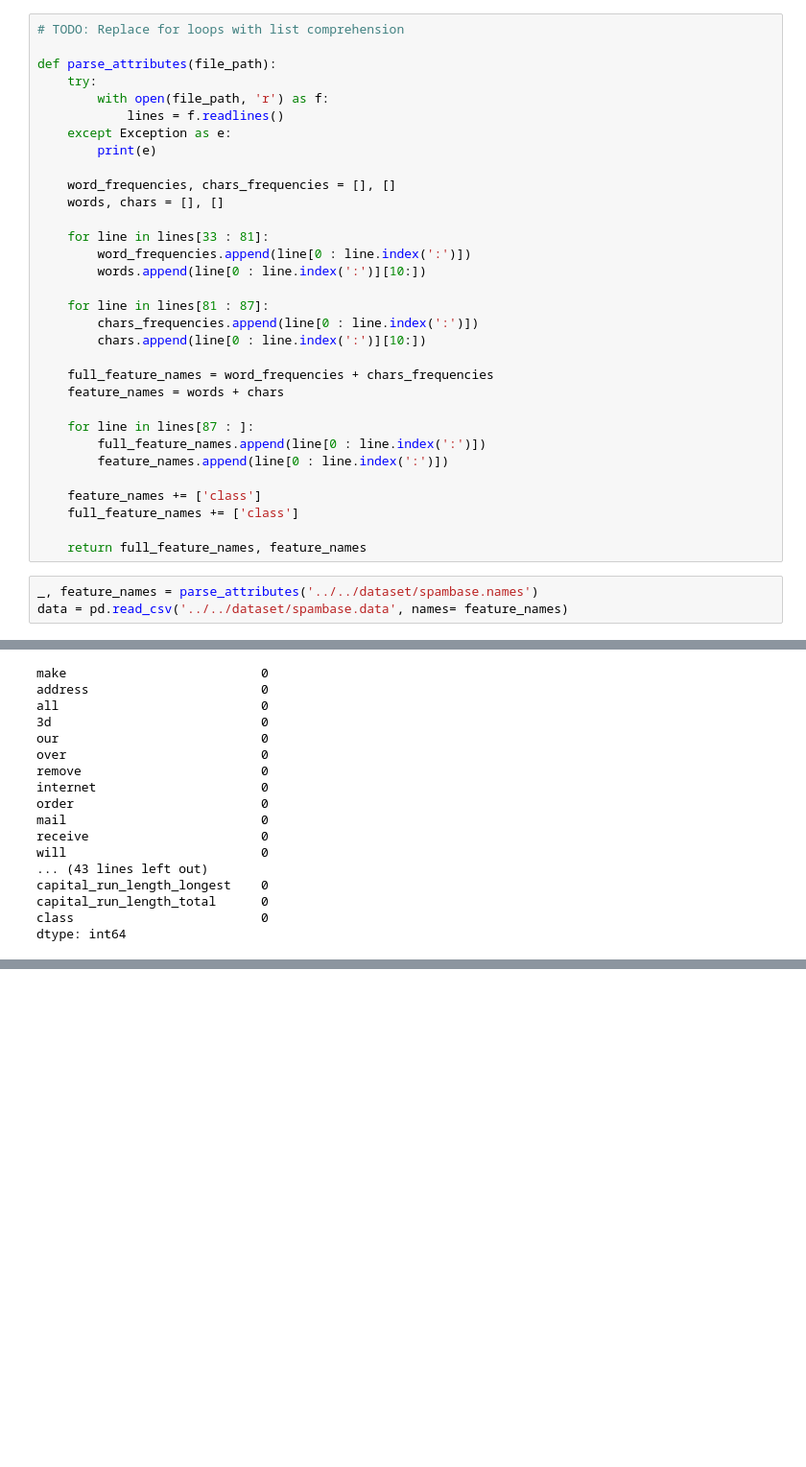
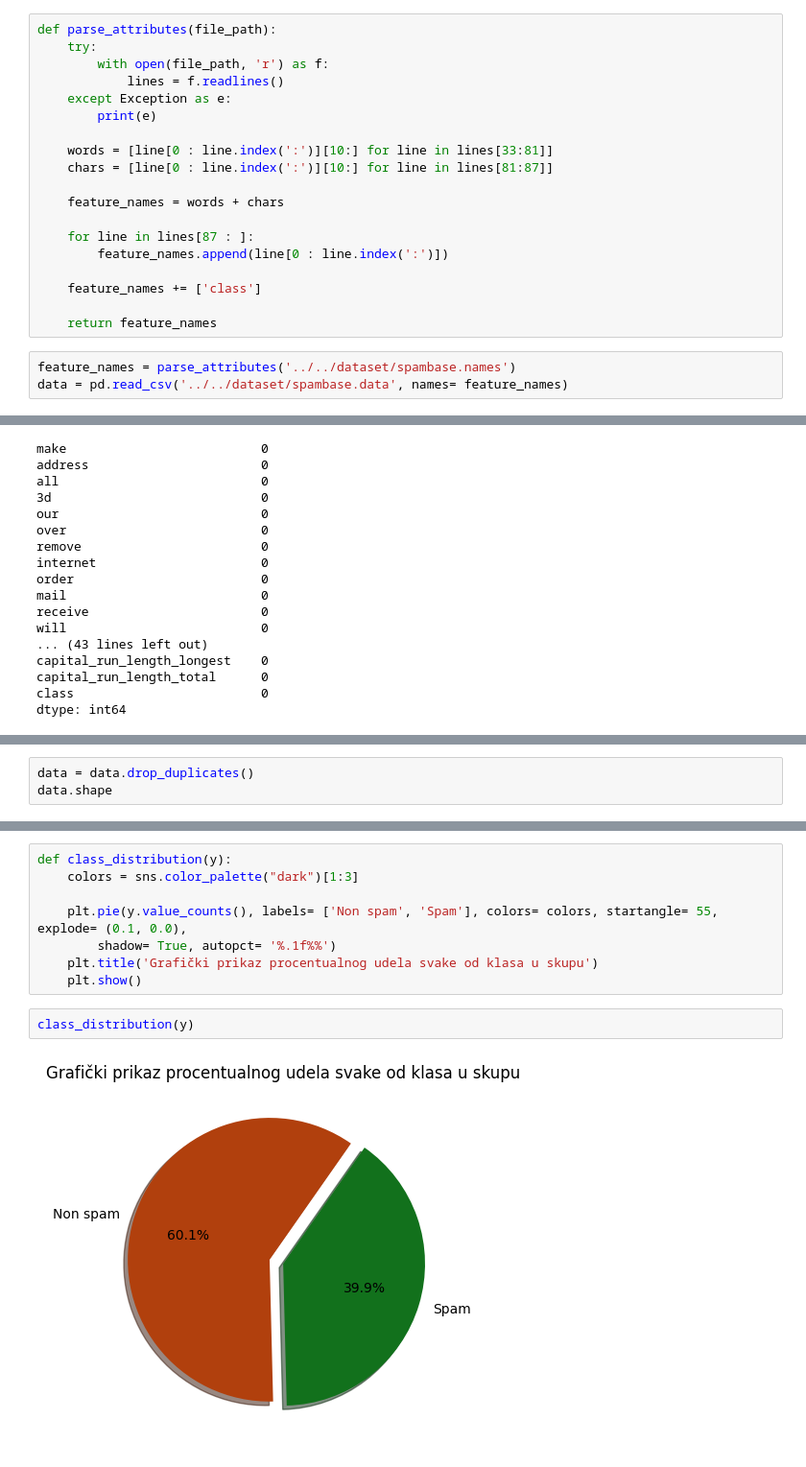
Before and after one commit to MATF-istrazivanje-podataka-1/2023_Data_Mining_Spam_emails_Dataset, a Jupyter notebook: models/classification/decision_trees.ipynb, the cells around one changed output, grey strips where cells are left out. Shown at 96% size. Saved outputs shown, nothing was run; the diff lists cells and outputs as text; blank space fills up the shorter version.

```diff
--- a/models/classification/decision_trees.ipynb
+++ b/models/classification/decision_trees.ipynb
@@ -18,8 +31,6 @@ S obzirom da je skup podataka <i>Spam emails</i> namenjen upravo za detekciju da
 # %% [markdown]
 ### Učitavanje i preprocesiranje podataka
 # %%
-# TODO: Replace for loops with list comprehension
-
 def parse_attributes(file_path):
     try:
         with open(file_path, 'r') as f:
@@ -27,30 +38,19 @@ def parse_attributes(file_path):
     except Exception as e:
         print(e)
 
-    word_frequencies, chars_frequencies = [], []
-    words, chars = [], []
+    words = [line[0 : line.index(':')][10:] for line in lines[33:81]]
+    chars = [line[0 : line.index(':')][10:] for line in lines[81:87]]
 
-    for line in lines[33 : 81]:
-        word_frequencies.append(line[0 : line.index(':')])
-        words.append(line[0 : line.index(':')][10:])
-
-    for line in lines[81 : 87]:
-        chars_frequencies.append(line[0 : line.index(':')])
-        chars.append(line[0 : line.index(':')][10:])
-
-    full_feature_names = word_frequencies + chars_frequencies
     feature_names = words + chars
 
     for line in lines[87 : ]:
-        full_feature_names.append(line[0 : line.index(':')])
         feature_names.append(line[0 : line.index(':')])
 
     feature_names += ['class']
-    full_feature_names += ['class']
 
-    return full_feature_names, feature_names
+    return feature_names
 # %%
-_, feature_names = parse_attributes('../../dataset/spambase.names')
+feature_names = parse_attributes('../../dataset/spambase.names')
 data = pd.read_csv('../../dataset/spambase.data', names= feature_names)
 # %%
 data.head()
@@ -362,0 +135,3 @@ snd_estimator = GridSearchCV(DecisionTreeClassifier(), param_grid= params)
+# %%
+data = data.drop_duplicates()
+data.shape
@@ -362,0 +160,12 @@ snd_estimator = GridSearchCV(DecisionTreeClassifier(), param_grid= params)
+# %%
+def class_distribution(y):
+    colors = sns.color_palette("dark")[1:3]
+
+    plt.pie(y.value_counts(), labels= ['Non spam', 'Spam'], colors= colors, startangle= 55, explode= (0.1, 0.0),
+        shadow= True, autopct= '%.1f%%')
+    plt.title('Grafički prikaz procentualnog udela svake od klasa u skupu')
+    plt.show()
+# %%
+class_distribution(y)
+# %% [output]
+[figure, added]
```
Also changed, not shown: parts of 206 cells of this notebook, 7 other files.
